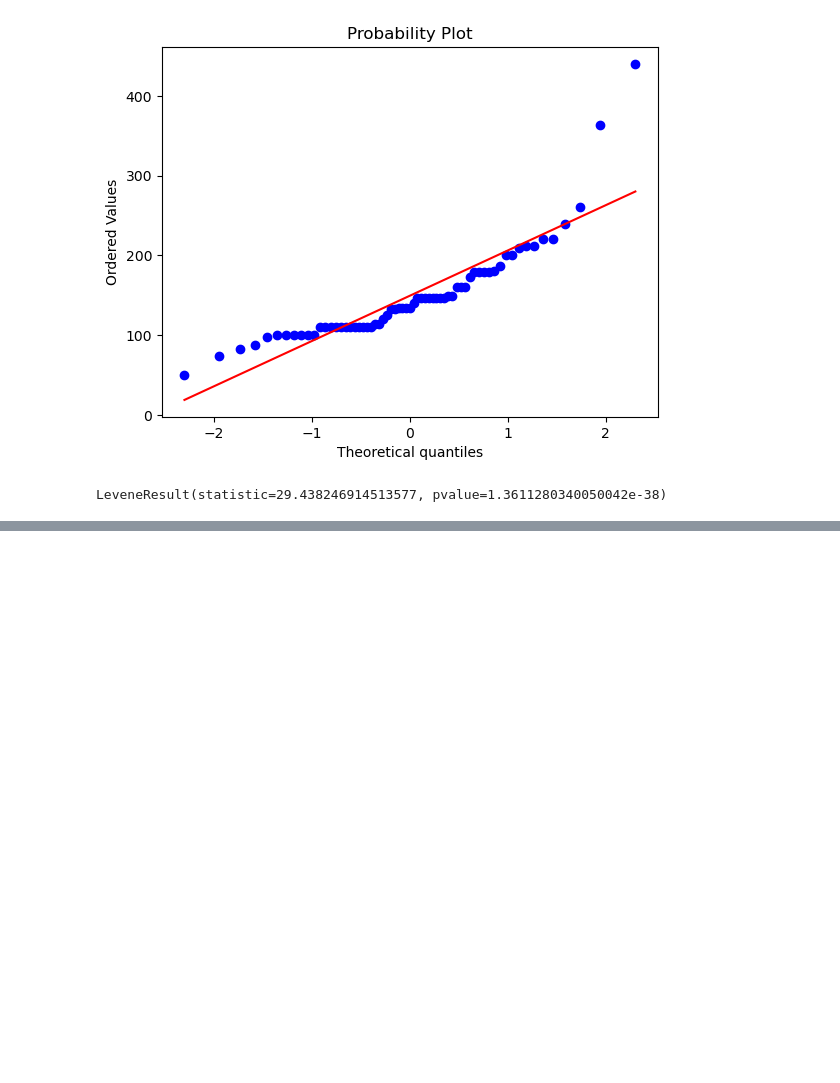
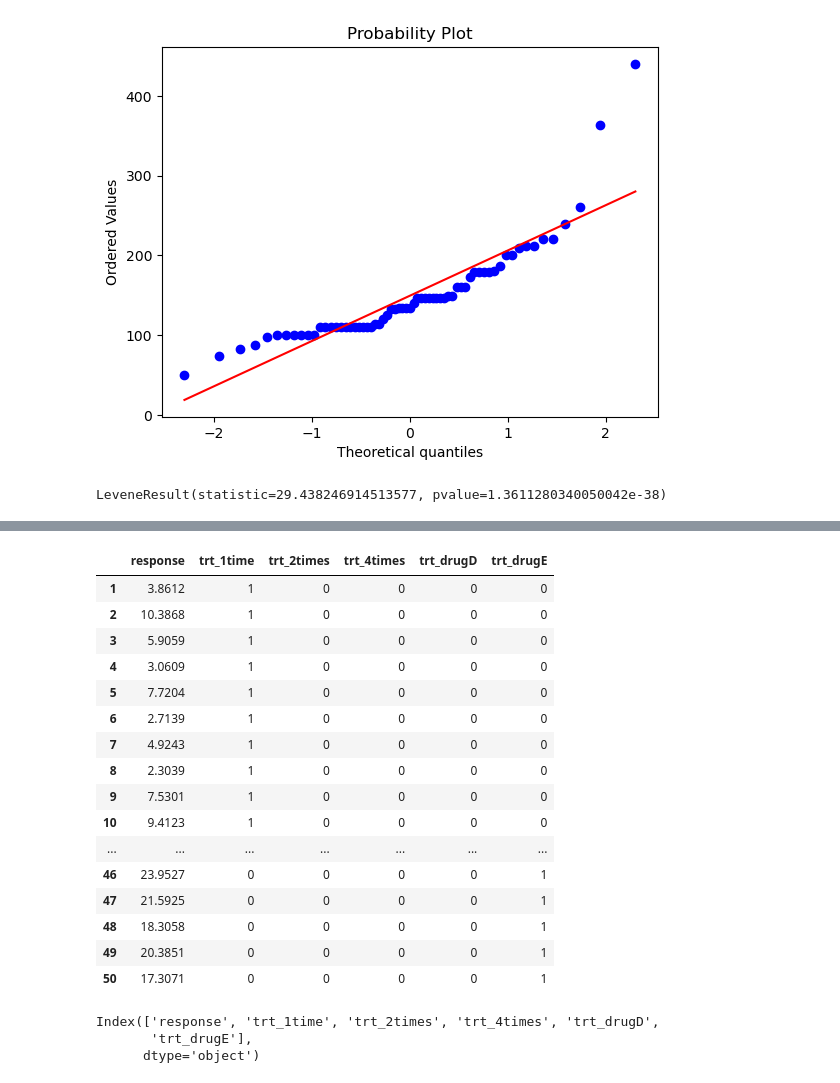
Before and after one commit to yori-lol/R-in-Action-Python, a Jupyter notebook: 9.2 多元方差分析.ipynb, the cells around one changed output, grey strips where cells are left out. Cells and saved outputs as stored; diff of their text form; code cells hidden in the pictures; blank space fills up the shorter version.

```diff
--- a/9.2 多元方差分析.ipynb
+++ b/9.2 多元方差分析.ipynb
@@ -178,3 +178,7 @@ print(stats.levene(*groups))
 LeveneResult(statistic=29.438246914513577, pvalue=1.3611280340050042e-38)
 # %%
 # 2、协方差同质性 -- 不明白如何实现
+# %%
+# 通过回归来做ANOVA
+cholesterol = pd.read_csv(r'data_set/cholesterol.csv', index_col=0)
+cholesterol
@@ -180,0 +239,29 @@ LeveneResult(statistic=29.438246914513577, pvalue=1.3611280340050042e-38)
+# %%
+# 创建对照变量，将分组变量转换为数值变量
+# 作用？
+cho_dumm = pd.get_dummies(cholesterol, dtype='int')
+cho_dumm
+# %% [output]
+|  | response | trt_1time | trt_2times | trt_4times | trt_drugD | trt_drugE |
+| 1 | 3.8612 | 1 | 0 | 0 | 0 | 0 |
+| 2 | 10.3868 | 1 | 0 | 0 | 0 | 0 |
+| 3 | 5.9059 | 1 | 0 | 0 | 0 | 0 |
+| 4 | 3.0609 | 1 | 0 | 0 | 0 | 0 |
+| 5 | 7.7204 | 1 | 0 | 0 | 0 | 0 |
+| 6 | 2.7139 | 1 | 0 | 0 | 0 | 0 |
+| 7 | 4.9243 | 1 | 0 | 0 | 0 | 0 |
+| 8 | 2.3039 | 1 | 0 | 0 | 0 | 0 |
+| 9 | 7.5301 | 1 | 0 | 0 | 0 | 0 |
+| 10 | 9.4123 | 1 | 0 | 0 | 0 | 0 |
+| ... | ... | ... | ... | ... | ... | ... |
+| 46 | 23.9527 | 0 | 0 | 0 | 0 | 1 |
+| 47 | 21.5925 | 0 | 0 | 0 | 0 | 1 |
+| 48 | 18.3058 | 0 | 0 | 0 | 0 | 1 |
+| 49 | 20.3851 | 0 | 0 | 0 | 0 | 1 |
+| 50 | 17.3071 | 0 | 0 | 0 | 0 | 1 |
+# %%
+cho_dumm.columns
+# %% [output]
+Index(['response', 'trt_1time', 'trt_2times', 'trt_4times', 'trt_drugD',
+       'trt_drugE'],
+      dtype='object')
```
Also changed, not shown: parts of 5 cells of this notebook, 3 other files.
